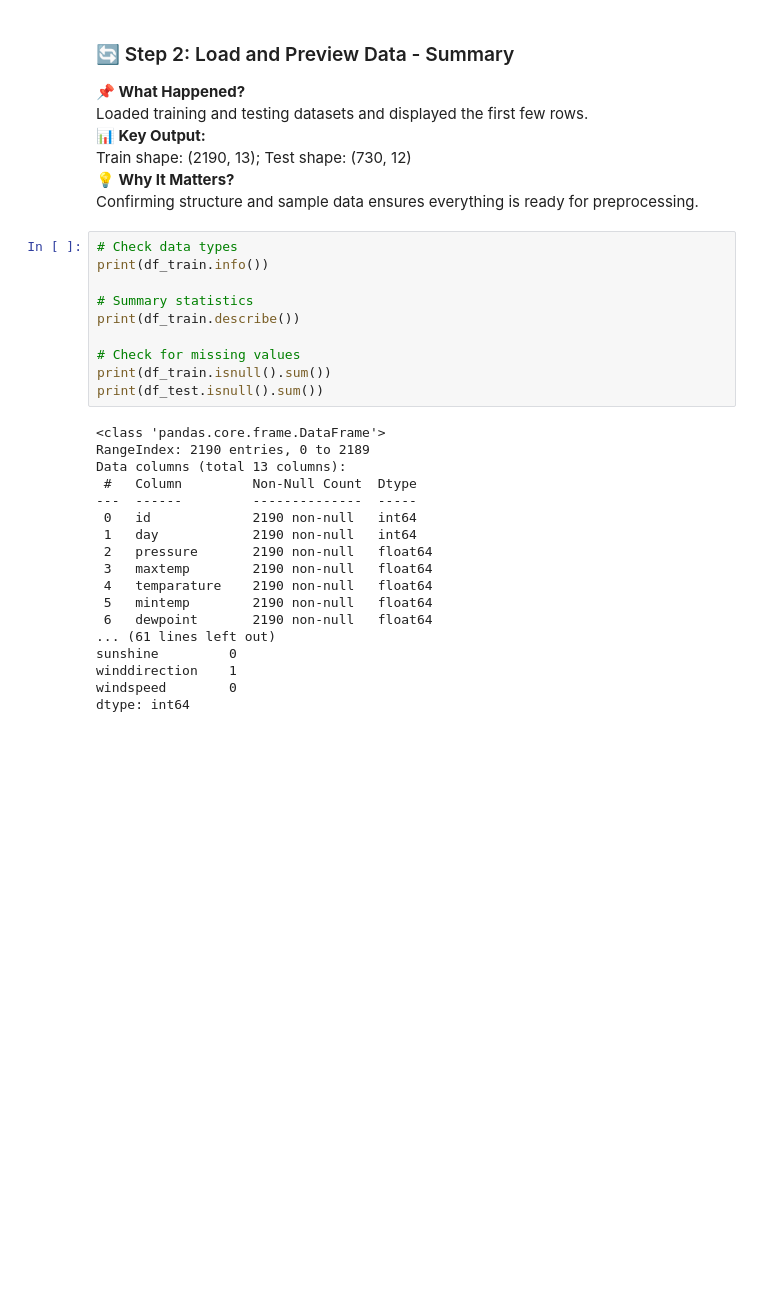
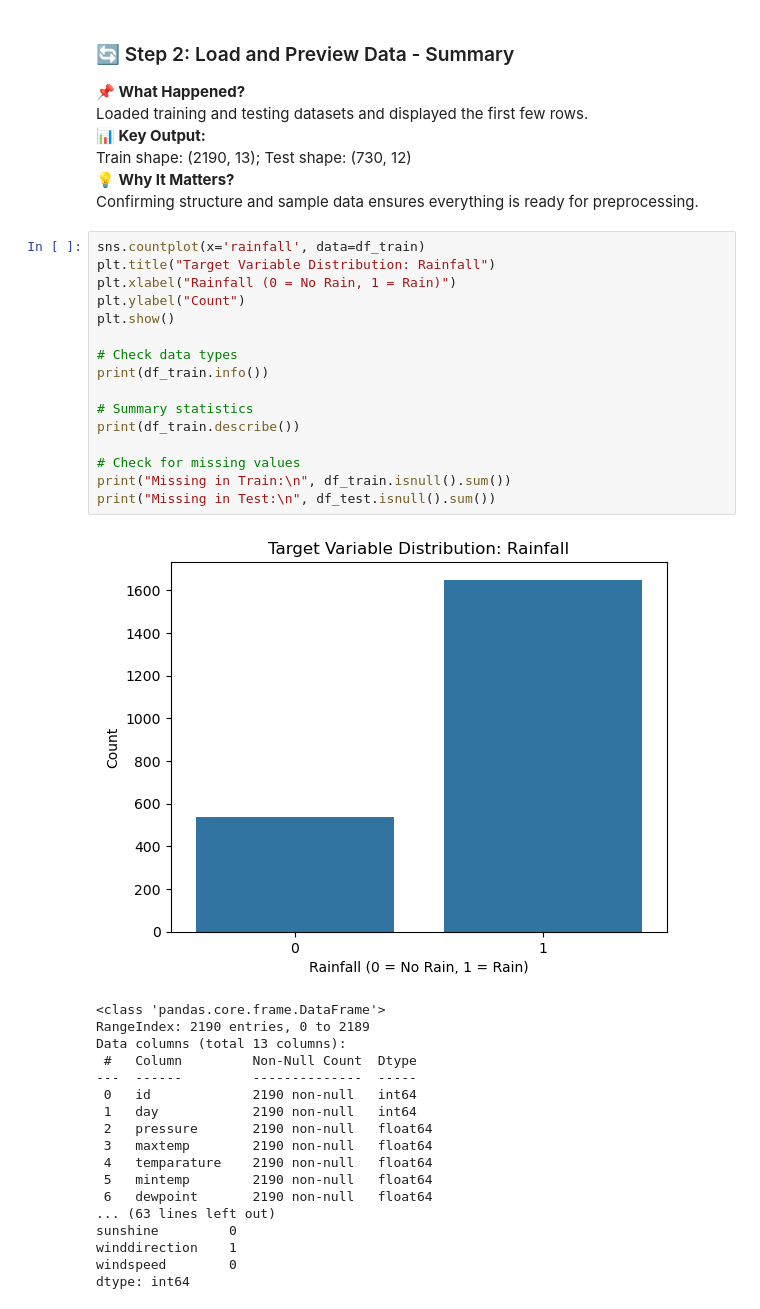
Before and after one commit to Seryabiz/PHASE_5_CAPSTONE_PROJECT, a Jupyter notebook: Capstone.ipynb, the cells around one changed output. Saved outputs shown, nothing was run; the diff lists cells and outputs as text; blank space fills up the shorter version.

Commit message:
Visualize rainfall class distribution to assess imbalance in target variable

```diff
--- a/Capstone.ipynb
+++ b/Capstone.ipynb
@@ -159,16 +159,23 @@ Train shape: (2190, 13); Test shape: (730, 12)
 **💡 Why It Matters?**
 Confirming structure and sample data ensures everything is ready for preprocessing.
 # %%
+sns.countplot(x='rainfall', data=df_train)
+plt.title("Target Variable Distribution: Rainfall")
+plt.xlabel("Rainfall (0 = No Rain, 1 = Rain)")
+plt.ylabel("Count")
+plt.show()
+
 # Check data types
 print(df_train.info())
 
 # Summary statistics
 print(df_train.describe())
 
 # Check for missing values
-print(df_train.isnull().sum())
-print(df_test.isnull().sum())
+print("Missing in Train:\n", df_train.isnull().sum())
+print("Missing in Test:\n", df_test.isnull().sum())
 # %% [output]
+[figure, added]
 <class 'pandas.core.frame.DataFrame'>
 RangeIndex: 2190 entries, 0 to 2189
 Data columns (total 13 columns):
@@ -181,7 +188,7 @@ Data columns (total 13 columns):
  4   temparature    2190 non-null   float64
  5   mintemp        2190 non-null   float64
  6   dewpoint       2190 non-null   float64
-... (61 lines left out)
+... (63 lines left out)
 sunshine         0
 winddirection    1
 windspeed        0
```
Also changed, not shown: parts of 1 cell of this notebook.
